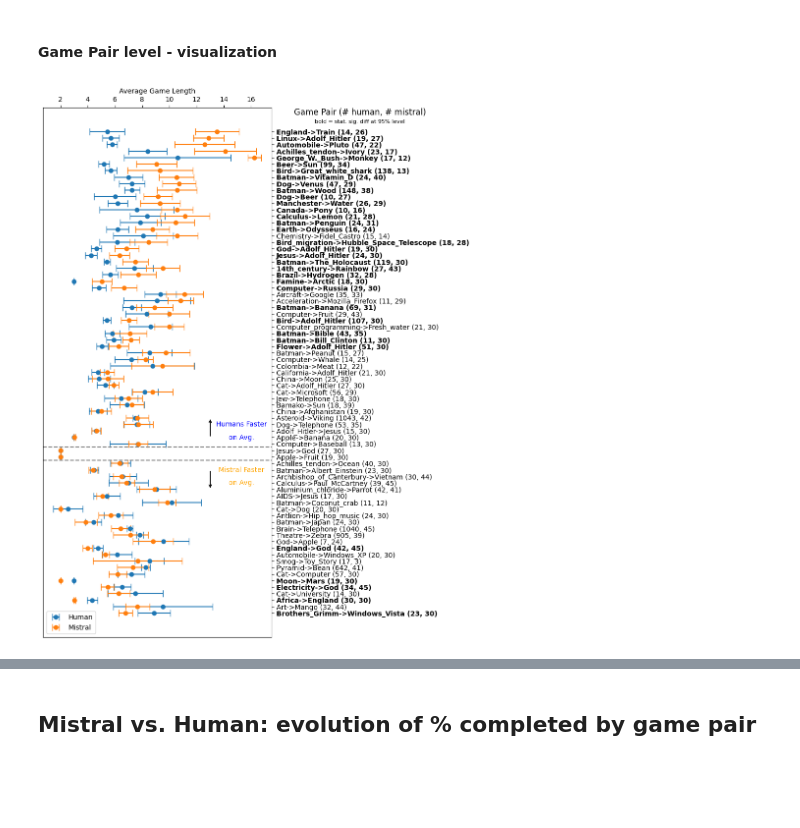
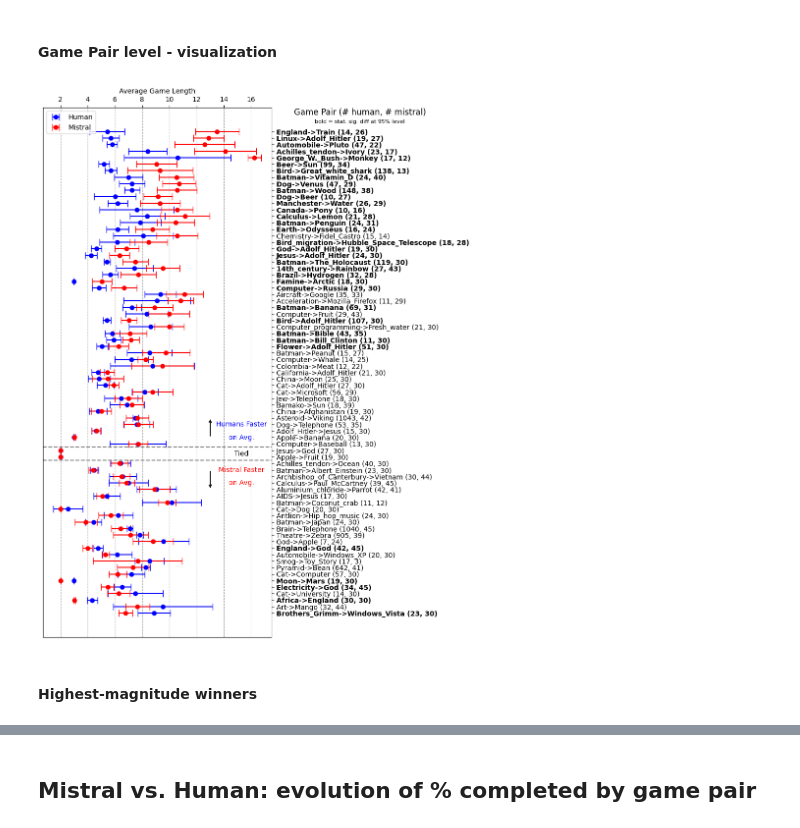
Before and after one commit to epfl-ada/ada-2023-project-klech, a Jupyter notebook: analysis.ipynb, the cells around one changed output, grey strips where cells are left out. Saved outputs shown, nothing was run; the diff lists cells and outputs as text; code cells hidden in the pictures; blank space fills up the shorter version.

```diff
--- a/analysis.ipynb
+++ b/analysis.ipynb
@@ -233,38 +291,43 @@ bolded = [1 if game_pair_info[game_pair_info['game_pair'] == gp]['winner'].value
 
 plt.figure(figsize=(6, 14))
 plt.errorbar(length_data['mean_human'], length_data['game_pair'], xerr=[length_data['mean_human'] - length_data['lower_human'], length_data['upper_human'] - length_data['mean_human']],
-             fmt='o', label='Human', capsize=5)
+             fmt='o', label='Human', capsize=5, color='blue')
 plt.errorbar(length_data['mean_mistral'], length_data['game_pair'], xerr=[length_data['mean_mistral'] - length_data['lower_mistral'], length_data['upper_mistral'] - length_data['mean_mistral']],
-             fmt='o', label='Mistral', capsize=5)
+             fmt='o', label='Mistral', capsize=5, color='red')
 
 plt.gca().yaxis.tick_right()
 for i in range(len(bolded)):
     if bolded[i] == 1:
         plt.gca().get_yticklabels()[i].set_weight('bold')
 
-plt.axhline(y=23.5, color='gray', linestyle='--')
+plt.axhline(y=23.5, color='gray', linestyle='--', alpha=1)
 plt.axhline(y=25.5, color='gray', linestyle='--')
 
 plt.xlabel('Average Game Length')
 plt.title('')
-plt.legend()
+plt.legend(loc='upper left')
 plt.yticks(ticks=range(len(length_data['game_pair'])), labels=x_labels)
 
 plt.gca().xaxis.set_ticks_position('top')
 
 plt.gca().xaxis.set_label_position('top')
 
 plt.text(24, 77, 'Game Pair (# human, # mistral)', fontsize=12, color='black', ha='center', va='center')
 plt.text(24, 75.5, 'bold = stat. sig. diff at 95% level', fontsize=8, color='black', ha='center', va='center')
 
 plt.annotate('', xy=(13, 30), xytext=(13, 27), arrowprops=dict(arrowstyle='->'))
 plt.text(15.3, 29, 'Humans Faster', fontsize=10, color='blue', ha='center', va='center')
 plt.text(15.3, 27, 'on Avg.', fontsize=10, color='blue', ha='center', va='center')
 plt.annotate('', xy=(13, 19), xytext=(13, 22), arrowprops=dict(arrowstyle='->'))
-plt.text(15.3, 22, 'Mistral Faster', fontsize=10, color='orange', ha='center', va='center')
-plt.text(15.3, 20, 'on Avg.', fontsize=10, color='orange', ha='center', va='center')
+plt.text(15.3, 22, 'Mistral Faster', fontsize=10, color='red', ha='center', va='center')
+plt.text(15.3, 20, 'on Avg.', fontsize=10, color='red', ha='center', va='center')
+plt.text(15.3, 24.5, 'Tied', fontsize=10, color='black', ha='center', va='center')
+
+plt.gca().grid(axis='x', linestyle='--', color='gray', alpha=0.7)
 
 #plt.tight_layout()
 plt.show()
 # %% [output]
-[figure, old version]
+[figure, new version]
+# %% [markdown]
+#### Highest-magnitude winners
```
Also changed, not shown: parts of 19 cells of this notebook, 1 other file.
